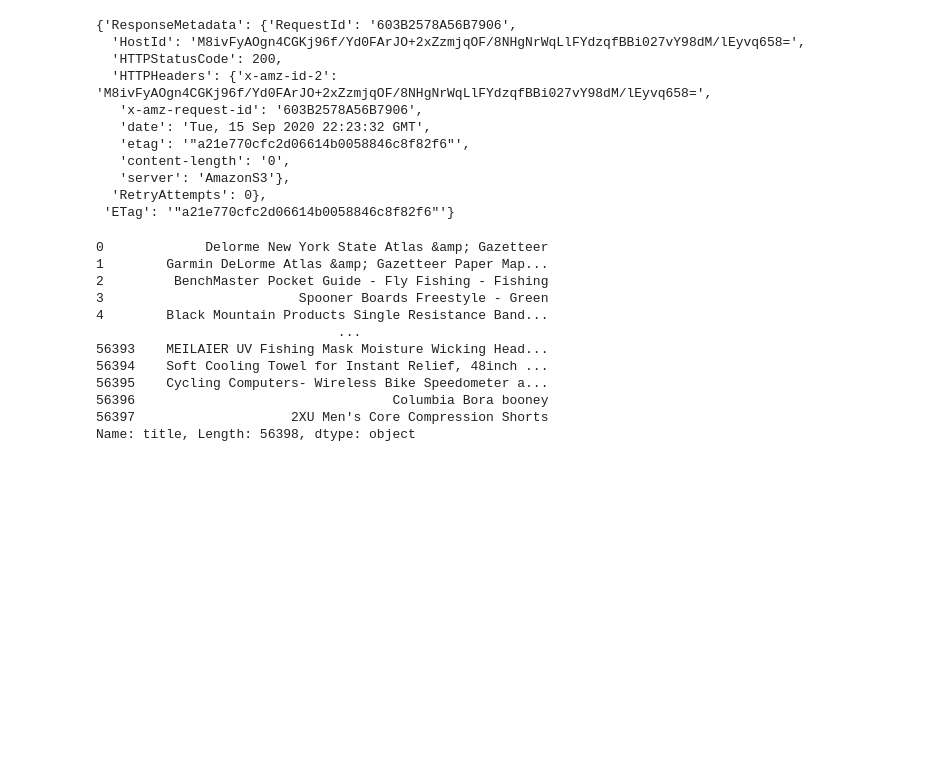
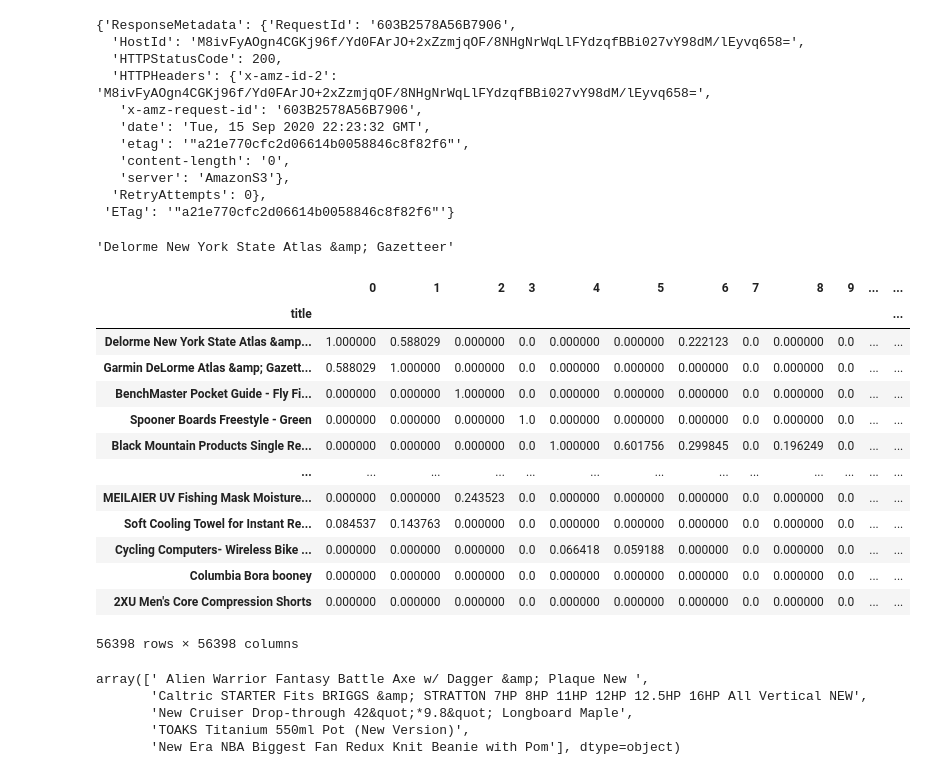
Before and after one commit to alirezasdg1/Amazon-recommender-system, a Jupyter notebook: notebooks/NLP_AWS.ipynb, the cells around one changed output. Saved outputs shown, nothing was run; the diff lists cells and outputs as text; code cells hidden in the pictures; blank space fills up the shorter version.

```diff
--- a/notebooks/NLP_AWS.ipynb
+++ b/notebooks/NLP_AWS.ipynb
@@ -153,20 +150,24 @@ s3_resource.Object(bucket, 'df_title.csv').put(Body=csv_buffer.getvalue())
   'RetryAttempts': 0},
  'ETag': '"a21e770cfc2d06614b0058846c8f82f6"'}
 # %%
-df_items['title']
+df_items['title'][0]
 # %% [output]
-0             Delorme New York State Atlas &amp; Gazetteer
-1        Garmin DeLorme Atlas &amp; Gazetteer Paper Map...
-2         BenchMaster Pocket Guide - Fly Fishing - Fishing
-3                         Spooner Boards Freestyle - Green
-4        Black Mountain Products Single Resistance Band...
-                               ...
-56393    MEILAIER UV Fishing Mask Moisture Wicking Head...
-56394    Soft Cooling Towel for Instant Relief, 48inch ...
-56395    Cycling Computers- Wireless Bike Speedometer a...
-56396                                 Columbia Bora booney
-56397                    2XU Men's Core Compression Shorts
-Name: title, Length: 56398, dtype: object
+'Delorme New York State Atlas &amp; Gazetteer'
 # %%
 news_recommender = ContentRecommender()
-news_recommender.fit(df_title, titles = df_items['title'])
+news_recommender.fit(df_title.values, titles = df_items['title'])
+# %% [output]
+|  | 0 | 1 | 2 | 3 | 4 | 5 | 6 | 7 | 8 | 9 | ... | ... |
+| title |  |  |  |  |  |  |  |  |  |  |  | ... |
+| Delorme New York State Atlas &amp... | 1.000000 | 0.588029 | 0.000000 | 0.0 | 0.000000 | 0.000000 | 0.222123 | 0.0 | 0.000000 | 0.0 | ... | ... |
+| Garmin DeLorme Atlas &amp; Gazett... | 0.588029 | 1.000000 | 0.000000 | 0.0 | 0.000000 | 0.000000 | 0.000000 | 0.0 | 0.000000 | 0.0 | ... | ... |
+| BenchMaster Pocket Guide - Fly Fi... | 0.000000 | 0.000000 | 1.000000 | 0.0 | 0.000000 | 0.000000 | 0.000000 | 0.0 | 0.000000 | 0.0 | ... | ... |
+| Spooner Boards Freestyle - Green | 0.000000 | 0.000000 | 0.000000 | 1.0 | 0.000000 | 0.000000 | 0.000000 | 0.0 | 0.000000 | 0.0 | ... | ... |
+| Black Mountain Products Single Re... | 0.000000 | 0.000000 | 0.000000 | 0.0 | 1.000000 | 0.601756 | 0.299845 | 0.0 | 0.196249 | 0.0 | ... | ... |
+| ... | ... | ... | ... | ... | ... | ... | ... | ... | ... | ... | ... | ... |
+| MEILAIER UV Fishing Mask Moisture... | 0.000000 | 0.000000 | 0.243523 | 0.0 | 0.000000 | 0.000000 | 0.000000 | 0.0 | 0.000000 | 0.0 | ... | ... |
+| Soft Cooling Towel for Instant Re... | 0.084537 | 0.143763 | 0.000000 | 0.0 | 0.000000 | 0.000000 | 0.000000 | 0.0 | 0.000000 | 0.0 | ... | ... |
+| Cycling Computers- Wireless Bike ... | 0.000000 | 0.000000 | 0.000000 | 0.0 | 0.066418 | 0.059188 | 0.000000 | 0.0 | 0.000000 | 0.0 | ... | ... |
+| Columbia Bora booney | 0.000000 | 0.000000 | 0.000000 | 0.0 | 0.000000 | 0.000000 | 0.000000 | 0.0 | 0.000000 | 0.0 | ... | ... |
+| 2XU Men's Core Compression Shorts | 0.000000 | 0.000000 | 0.000000 | 0.0 | 0.000000 | 0.000000 | 0.000000 | 0.0 | 0.000000 | 0.0 | ... | ... |
+56398 rows × 56398 columns
@@ -174,0 +174,8 @@ news_recommender.get_recommendations()
+# %%
+news_recommender.get_recommendations(item='Delorme New York State Atlas &amp; Gazetteer')
+# %% [output]
+array([' Alien Warrior Fantasy Battle Axe w/ Dagger &amp; Plaque New ',
+       'Caltric STARTER Fits BRIGGS &amp; STRATTON 7HP 8HP 11HP 12HP 12.5HP 16HP All Vertical NEW',
+       'New Cruiser Drop-through 42&quot;*9.8&quot; Longboard Maple',
+       'TOAKS Titanium 550ml Pot (New Version)',
+       'New Era NBA Biggest Fan Redux Knit Beanie with Pom'], dtype=object)
```
Also changed, not shown: parts of 3 cells of this notebook, 1 other file.
